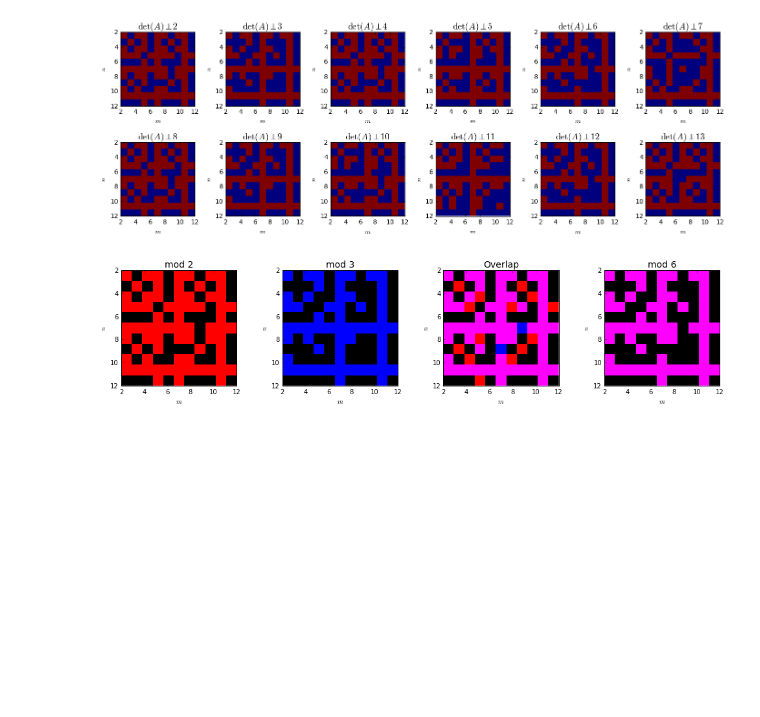
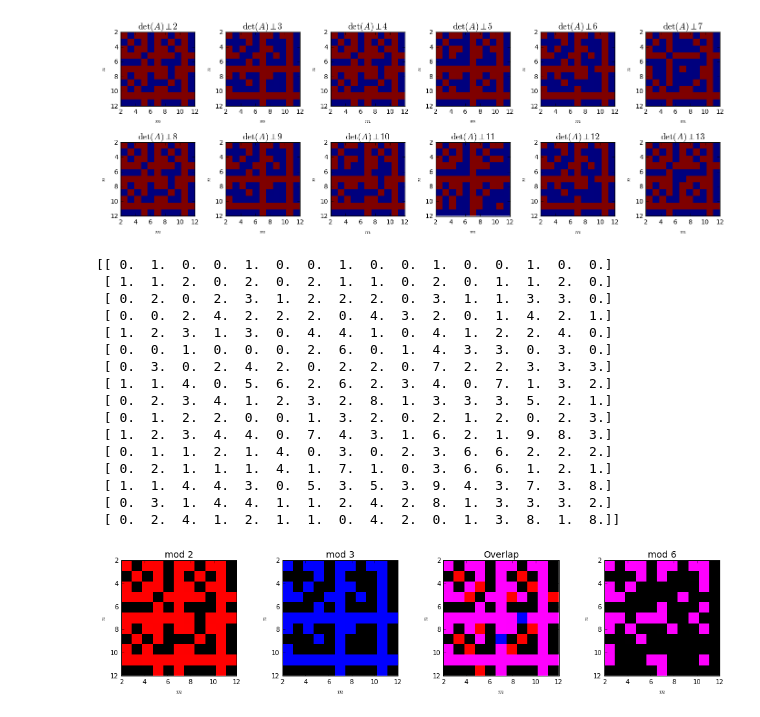
Before and after one commit to asross/am205-fproj, a Jupyter notebook: nullity-visualizations.ipynb, the cells around one changed output. Cells and saved outputs as stored; diff of their text form; code cells hidden in the pictures; blank space fills up the shorter version.

```diff
--- a/nullity-visualizations.ipynb
+++ b/nullity-visualizations.ipynb
@@ -87,34 +87,53 @@ R2 = (load_nullities(2) > 0).astype(np.int)
 R3 = (load_nullities(3) > 0).astype(np.int)
 R6overlap = R2 * 2 + R3
 R6 = (R6overlap > 0).astype(np.int)
+R6 = (load_nullities(6) > 0).astype(np.int)
+
+print load_nullities(6)
 
 with figure_grid(2, 4, rowwidth=14, rowheight=3) as grid:
     grid.next_subplot()
     cm = LinearSegmentedColormap.from_list("red", [(1, 0, 0), (0, 0, 0)], N=2)
     plt.imshow(R2[:11,:11], interpolation='none', extent=[2,12,12,2], cmap=cm)
     plt.title("mod 2", fontsize=14)
     plt.xlabel(r'$m$')
     plt.ylabel(r'$n$')
 
     grid.next_subplot()
     cm = LinearSegmentedColormap.from_list("blue", [(0, 0, 1), (0, 0, 0)], N=2)
     plt.imshow(R3[:11,:11], interpolation='none', extent=[2,12,12,2], cmap=cm)
     plt.title("mod 3", fontsize=14)
     plt.xlabel(r'$m$')
     plt.ylabel(r'$n$')
 
     grid.next_subplot()
     cm = LinearSegmentedColormap.from_list("all", [(1, 0, 1), (1, 0, 0), (0, 0, 1), (0, 0, 0)], N=4)
     plt.imshow(R6overlap[:11,:11], interpolation='none', extent=[2,12,12,2], cmap=cm)
     plt.title("Overlap", fontsize=14)
     plt.xlabel(r'$m$')
     plt.ylabel(r'$n$')
 
     grid.next_subplot()
     cm = LinearSegmentedColormap.from_list("purple", [(1, 0, 1), (0, 0, 0)], N=2)
     plt.imshow(R6[:11,:11], interpolation='none', extent=[2,12,12,2], cmap=cm)
     plt.title("mod 6", fontsize=14)
     plt.xlabel(r'$m$')
     plt.ylabel(r'$n$')
 # %% [output]
+[[ 0.  1.  0.  0.  1.  0.  0.  1.  0.  0.  1.  0.  0.  1.  0.  0.]
+ [ 1.  1.  2.  0.  2.  0.  2.  1.  1.  0.  2.  0.  1.  1.  2.  0.]
+ [ 0.  2.  0.  2.  3.  1.  2.  2.  2.  0.  3.  1.  1.  3.  3.  0.]
+ [ 0.  0.  2.  4.  2.  2.  2.  0.  4.  3.  2.  0.  1.  4.  2.  1.]
+ [ 1.  2.  3.  1.  3.  0.  4.  4.  1.  0.  4.  1.  2.  2.  4.  0.]
+ [ 0.  0.  1.  0.  0.  0.  2.  6.  0.  1.  4.  3.  3.  0.  3.  0.]
+ [ 0.  3.  0.  2.  4.  2.  0.  2.  2.  0.  7.  2.  2.  3.  3.  3.]
+ [ 1.  1.  4.  0.  5.  6.  2.  6.  2.  3.  4.  0.  7.  1.  3.  2.]
+ [ 0.  2.  3.  4.  1.  2.  3.  2.  8.  1.  3.  3.  3.  5.  2.  1.]
+ [ 0.  1.  2.  2.  0.  0.  1.  3.  2.  0.  2.  1.  2.  0.  2.  3.]
+ [ 1.  2.  3.  4.  4.  0.  7.  4.  3.  1.  6.  2.  1.  9.  8.  3.]
+ [ 0.  1.  1.  2.  1.  4.  0.  3.  0.  2.  3.  6.  6.  2.  2.  2.]
+ [ 0.  2.  1.  1.  1.  4.  1.  7.  1.  0.  3.  6.  6.  1.  2.  1.]
+ [ 1.  1.  4.  4.  3.  0.  5.  3.  5.  3.  9.  4.  3.  7.  3.  8.]
+ [ 0.  3.  1.  4.  4.  1.  1.  2.  4.  2.  8.  1.  3.  3.  3.  2.]
+ [ 0.  2.  4.  1.  2.  1.  1.  0.  4.  2.  0.  1.  3.  8.  1.  8.]]
-[figure, old version]
+[figure, new version]
```
Also changed, not shown: parts of 1 cell of this notebook, 2 other files.
